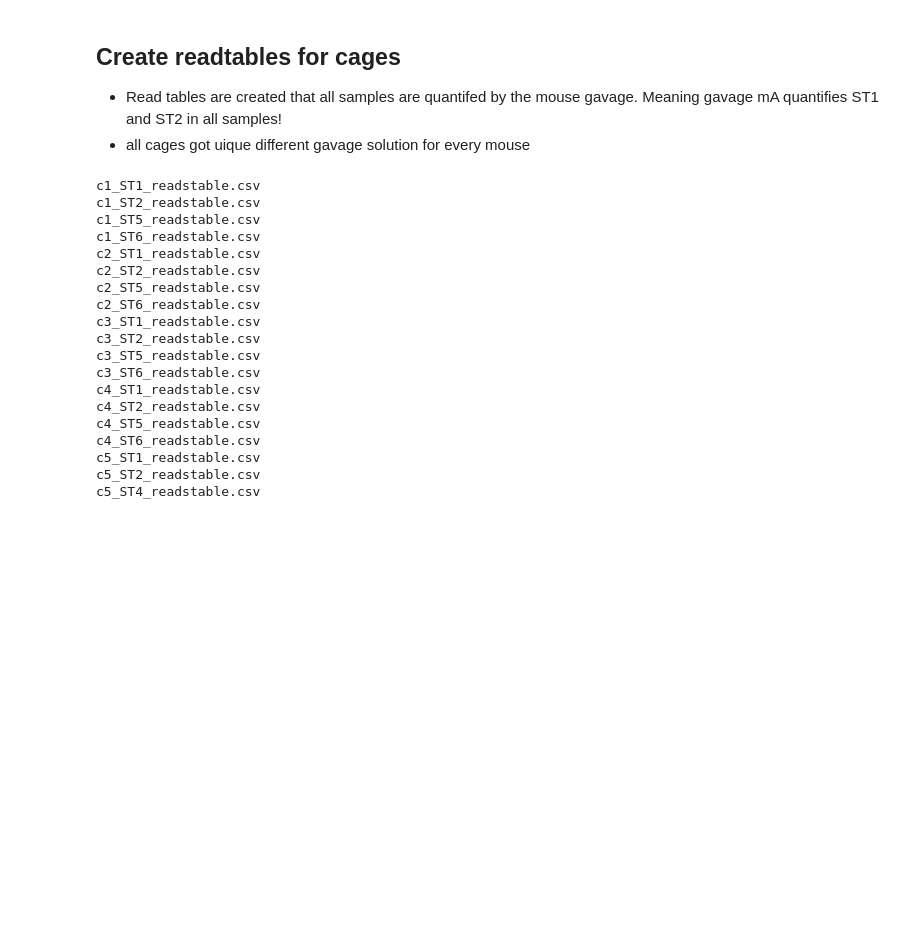
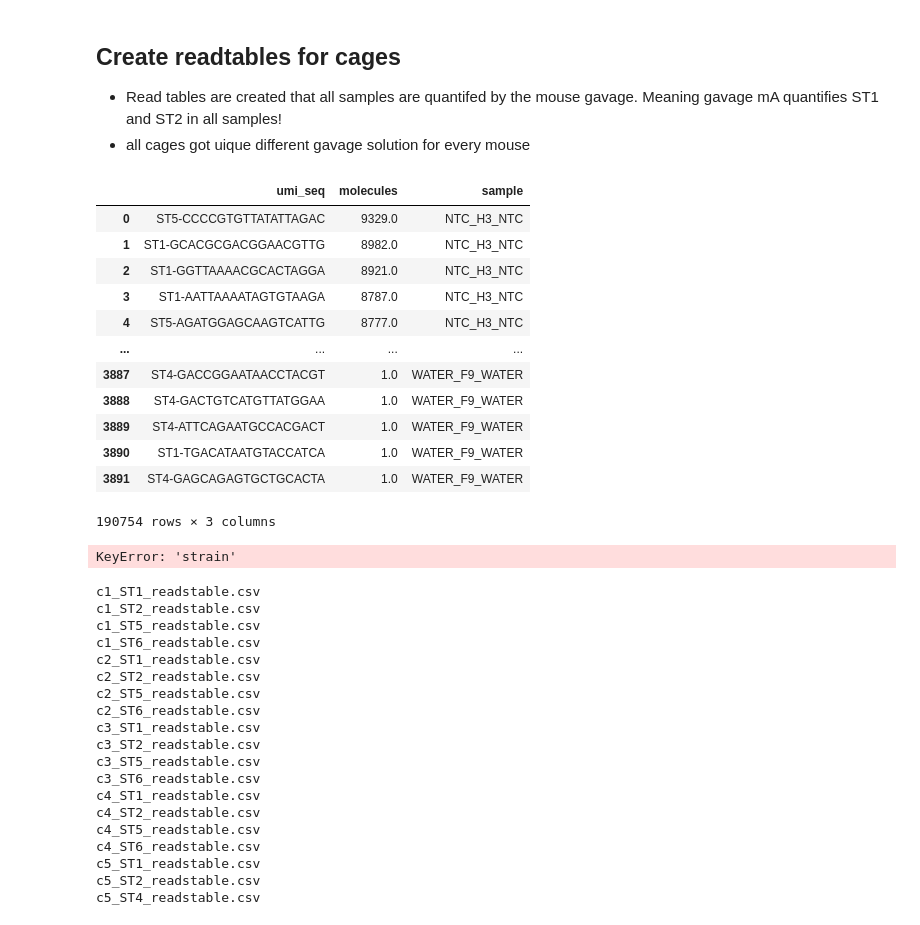
Before and after one commit to c-ruprecht/population_bottlenecks, a Jupyter notebook: input_files/metadata.ipynb, the cells around one changed output. Drawn from its saved outputs; the diff is of its cells as text; code cells hidden in the pictures; blank space fills up the shorter version.

Commit message:
keep strain

```diff
--- a/input_files/metadata.ipynb
+++ b/input_files/metadata.ipynb
@@ -75,11 +75,11 @@ strains_c5 = ['ST1', 'ST2', 'ST4']
 #get NTC data
 df_ntc = pd.DataFrame()
 for idx, row in df_ill_ntc.iterrows():
-    df = pd.read_csv(basepath + '/' + row['ill'] + '/readtables/' + row['file_name'] + "/" + row['file_name'] + '_unique_umi_table.csv')
+    df = pd.read_csv(basepath + '/' + row['ill'] + '/readtables/' + row['file_name'] + "/" + row['file_name'] + '_total_moleculestable.csv')
     df['sample'] = row['Sample Name/Pool Name*']+'_'+row['sample_id']
     df_ntc = pd.concat([df_ntc, df])
-
-df_ntc_pivot = df_ntc.pivot(index = ['strain', 'umi_seq'], columns = 'sample', values = 'counts').fillna(0)
+display(df_ntc)
+df_ntc_pivot = df_ntc.pivot(index = ['strain', 'umi_seq'], columns = 'sample', values = 'molecules').fillna(0)
 
 #get cage data
 for cage in df_merge['cage_id'].unique():
@@ -90,11 +90,11 @@ for cage in df_merge['cage_id'].unique():
         df_mA_gavage = df_cage[((df_cage['mouse_id'] == 'mA') & (df_cage['sample_type'] == 'gavage DNA'))]
         df_mB_gavage = df_cage[((df_cage['mouse_id'] == 'mB') & (df_cage['sample_type'] == 'gavage DNA'))]
         for idx, row in df_mA_gavage.iterrows():
-            df = pd.read_csv(basepath + '/' + row['ill'] + '/readtables/' + row['file_name'] + "/" + row['file_name'] + '_unique_umi_table.csv')
+            df = pd.read_csv(basepath + '/' + row['ill'] + '/readtables/' + row['file_name'] + "/" + row['file_name'] + '_total_moleculestable.csv')
             df['sample'] = row['sample_id']+'_'+row['sample_type']
             df_reads_mA = df
         for idx, row in df_mB_gavage.iterrows():
-            df = pd.read_csv(basepath + '/' + row['ill'] + '/readtables/' + row['file_name'] + "/" + row['file_name'] + '_unique_umi_table.csv')
+            df = pd.read_csv(basepath + '/' + row['ill'] + '/readtables/' + row['file_name'] + "/" + row['file_name'] + '_total_moleculestable.csv')
             df['sample'] = row['sample_id']+'_'+row['sample_type']
             df_reads_mB = df
 
@@ -103,7 +103,7 @@ for cage in df_merge['cage_id'].unique():
         #print(df_samples)
         df_reads = pd.DataFrame()
         for idx, row in df_samples.iterrows():
-            df = pd.read_csv(basepath + '/' + row['ill'] + '/readtables/' + row['file_name'] + "/" + row['file_name'] + '_unique_umi_table.csv')
+            df = pd.read_csv(basepath + '/' + row['ill'] + '/readtables/' + row['file_name'] + "/" + row['file_name'] + '_total_moleculestable.csv')
             df['sample'] = row['sample_id']+'_'+row['sample_type']
             df_reads = pd.concat([df_reads,df])
 
@@ -122,40 +122,55 @@ for cage in df_merge['cage_id'].unique():
 
         #export csv files
         for strain in strains_c1toc4_mAgavage:
-            df_reads_mA.loc[df_reads_mA['strain'] == strain].drop('strain', axis = 1).to_csv(exportpath + '/' + cage + '_' + strain + '_readstable.csv', index = False)
+            df_reads_mA.loc[df_reads_mA['strain'] == strain].drop('strain', axis = 1).to_csv(exportpath + '/' + cage + '_' + strain + '_moleculestable.csv', index = False)
         for strain in strains_c1toc4_mBgavage:
-            df_reads_mB.loc[df_reads_mB['strain'] == strain].drop('strain', axis = 1).to_csv(exportpath + '/' + cage + '_' + strain + '_readstable.csv', index = False)
+            df_reads_mB.loc[df_reads_mB['strain'] == strain].drop('strain', axis = 1).to_csv(exportpath + '/' + cage + '_' + strain + '_moleculestable.csv', index = False)
     else:
         df_cage = df_merge[df_merge['cage_id'] == cage].copy()
 
         #creates a readtable per mouse gavage
         df_mA_gavage = df_cage[df_cage['sample_type'] == 'gavage DNA']
         for idx, row in df_mA_gavage.iterrows():
-            df = pd.read_csv(basepath + '/' + row['ill'] + '/readtables/' + row['file_name'] + "/" + row['file_name'] + '_unique_umi_table.csv')
+            df = pd.read_csv(basepath + '/' + row['ill'] + '/readtables/' + row['file_name'] + "/" + row['file_name'] + '_total_moleculestable.csv')
             df['sample'] = row['sample_id']+'_'+row['sample_type']
             df_reads_mA = df
 
         #get all samples into dataframe
         df_samples = df_cage[df_cage['sample_type'] != 'gavage DNA'].copy()
         #print(df_samples)
         df_reads = pd.DataFrame()
         for idx, row in df_samples.iterrows():
-            df = pd.read_csv(basepath + '/' + row['ill'] + '/readtables/' + row['file_name'] + "/" + row['file_name'] + '_unique_umi_table.csv')
+            df = pd.read_csv(basepath + '/' + row['ill'] + '/readtables/' + row['file_name'] + "/" + row['file_name'] + '_total_moleculestable.csv')
             df['sample'] = row['sample_id']+'_'+row['sample_type']
             df_reads = pd.concat([df_reads,df])
 
         #pivot all dataframes
         df_reads_pivot = df_reads.pivot(index = ['strain', 'umi_seq'], columns = 'sample', values = 'counts').fillna(0)
         df_gavage_mA = df_reads_mA.pivot(index = ['strain', 'umi_seq'], columns = 'sample', values = 'counts').fillna(0)
 
         df_reads_mA = pd.concat([df_gavage_mA, df_reads_pivot, df_ntc_pivot], axis = 1).fillna(0)
         #replace spaces with '-'
         df_reads_mA.columns = df_reads_mA.columns.str.replace(' ', '-')
         df_reads_mA.reset_index(inplace = True)
 
         #export csv files
         for strain in strains_c5:
             df_reads_mA.loc[df_reads_mA['strain'] == strain].drop('strain', axis = 1).to_csv(exportpath + '/' + cage + '_' + strain + '_moleculestable.csv', index = False)
+# %% [output]
+|  | umi_seq | molecules | sample |
+| 0 | ST5-CCCCGTGTTATATTAGAC | 9329.0 | NTC_H3_NTC |
+| 1 | ST1-GCACGCGACGGAACGTTG | 8982.0 | NTC_H3_NTC |
+| 2 | ST1-GGTTAAAACGCACTAGGA | 8921.0 | NTC_H3_NTC |
+| 3 | ST1-AATTAAAATAGTGTAAGA | 8787.0 | NTC_H3_NTC |
+| 4 | ST5-AGATGGAGCAAGTCATTG | 8777.0 | NTC_H3_NTC |
+| ... | ... | ... | ... |
+| 3887 | ST4-GACCGGAATAACCTACGT | 1.0 | WATER_F9_WATER |
+| 3888 | ST4-GACTGTCATGTTATGGAA | 1.0 | WATER_F9_WATER |
+| 3889 | ST4-ATTCAGAATGCCACGACT | 1.0 | WATER_F9_WATER |
+| 3890 | ST1-TGACATAATGTACCATCA | 1.0 | WATER_F9_WATER |
+| 3891 | ST4-GAGCAGAGTGCTGCACTA | 1.0 | WATER_F9_WATER |
+190754 rows × 3 columns
+KeyError: 'strain'
 # %%
 import os
 # read all readtables and drop rows in which all gavage columns are 0
```
Also changed, not shown: 1 other file.
